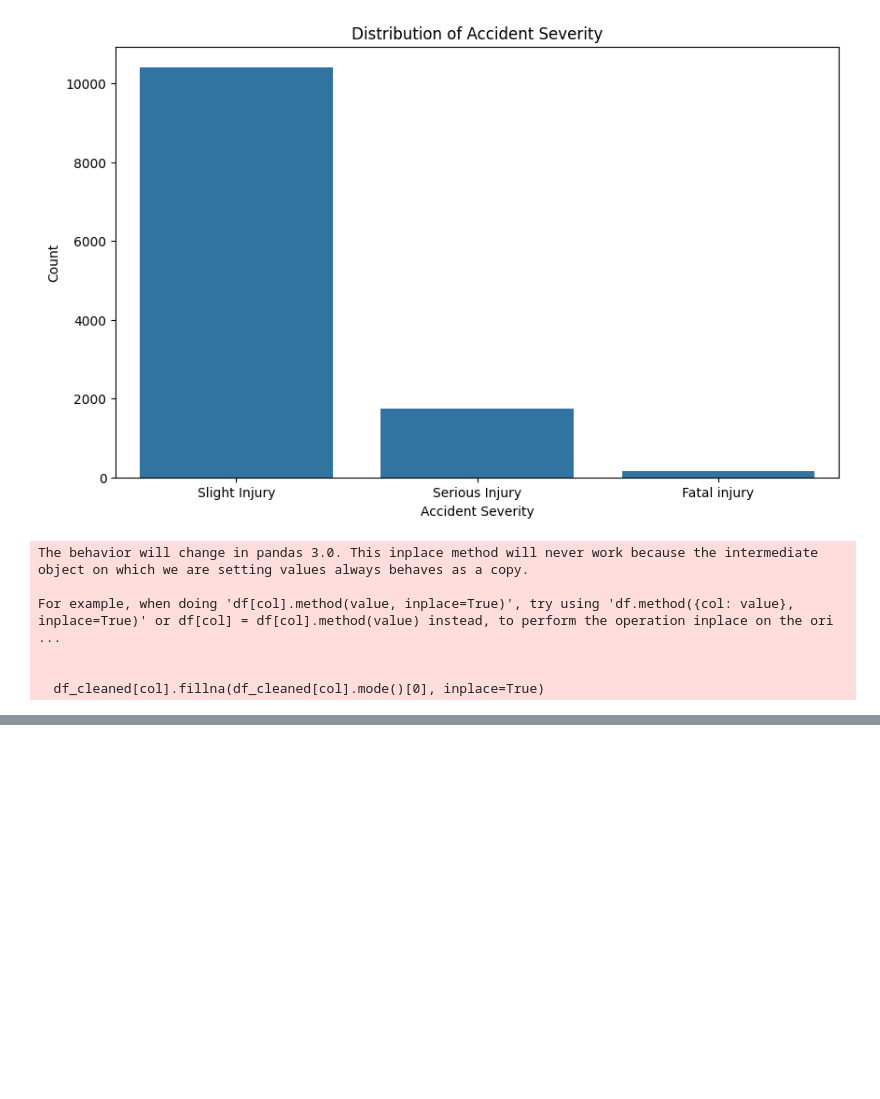
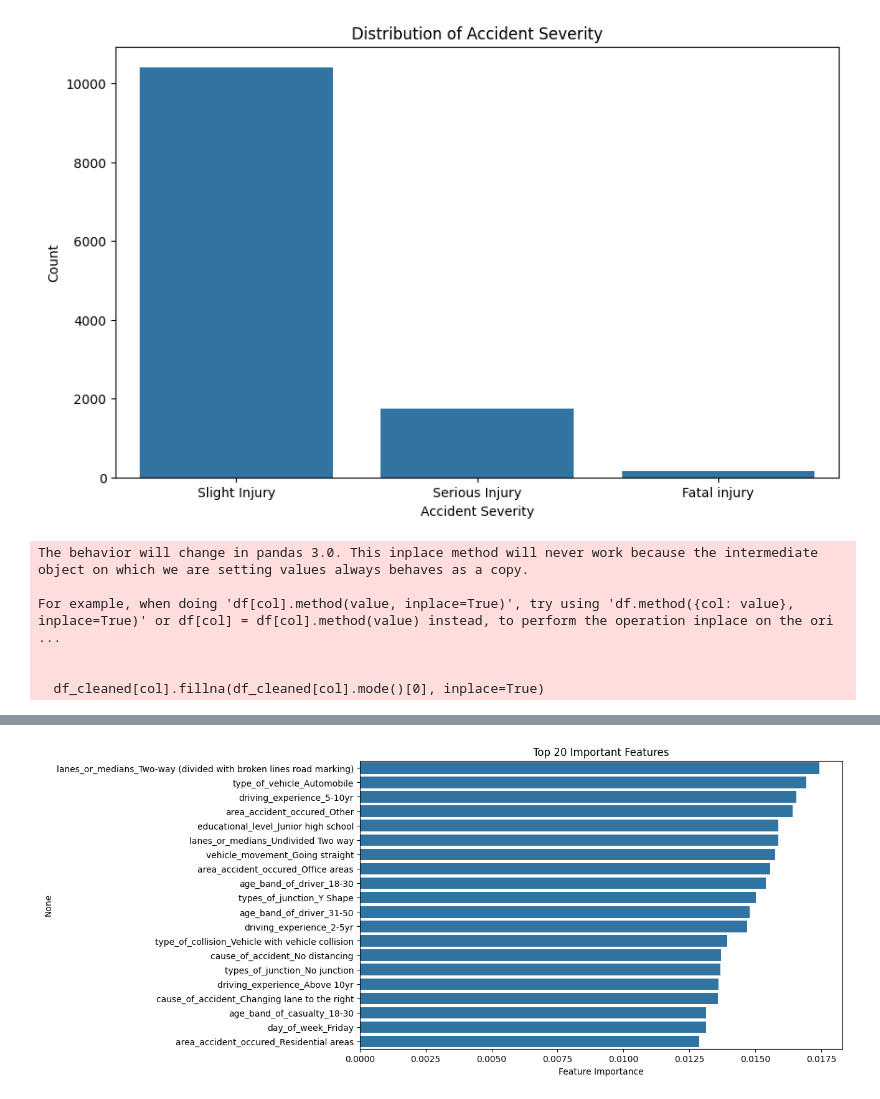
Before and after one commit to Jett-Tan/Traffic-Predictor, a Jupyter notebook: exploration_rta_dataset.ipynb, the cells around one changed output, grey strips where cells are left out. Cells and saved outputs as stored; diff of their text form; code cells hidden in the pictures; blank space fills up the shorter version.

```diff
--- a/exploration_rta_dataset.ipynb
+++ b/exploration_rta_dataset.ipynb
@@ -612,0 +674,4 @@ memory usage: 2.5+ MB
+# %%
+categorical_cols = df_cleaned.select_dtypes(include="object").columns
+
+df_cleaned[categorical_cols].nunique().sort_values(ascending=False)
@@ -612,0 +696,20 @@ memory usage: 2.5+ MB
+# %%
+# Encode the target variable accident_severity
+print(df_cleaned['accident_severity'].unique())
+df_cleaned['accident_severity'] = df_cleaned['accident_severity'].map({
+    'Slight Injury': 0, 'Serious Injury': 1, 'Fatal injury': 2
+})
+
+# One-hot encode categorical features
+filtered_cols = [col for col in categorical_cols if col not in ['accident_severity']]
+df_encoded = pd.get_dummies(df_cleaned[filtered_cols])
+
+# Define features and target
+X = df_encoded
+y = df_cleaned['accident_severity']
+print(X.shape)
+print(y.shape)
+print(y.isna().sum())
+
+# Train-test split
+X_train, X_test, y_train, y_test = train_test_split(X, y, stratify=y, test_size=0.2, random_state=42)
@@ -612,0 +721,6 @@ memory usage: 2.5+ MB
+# %%
+# Train using Random Forest Classifier
+from sklearn.ensemble import RandomForestClassifier
+
+model = RandomForestClassifier(n_estimators=100, random_state=42)
+model.fit(X_train, y_train)
@@ -613 +753,14 @@ memory usage: 2.5+ MB
+# %%
+# Feature importance in influencing accident severity
+
+importances = pd.Series(model.feature_importances_, index=X.columns)
+top_features = importances.sort_values(ascending=False).head(20)
+
+plt.figure(figsize=(10,6))
+sns.barplot(x=top_features.values, y=top_features.index)
+plt.title("Top 20 Important Features")
+plt.xlabel("Feature Importance")
+plt.show()
+# %% [output]
+[figure, added]
 # %%
```
Also changed, not shown: parts of 12 cells of this notebook.
